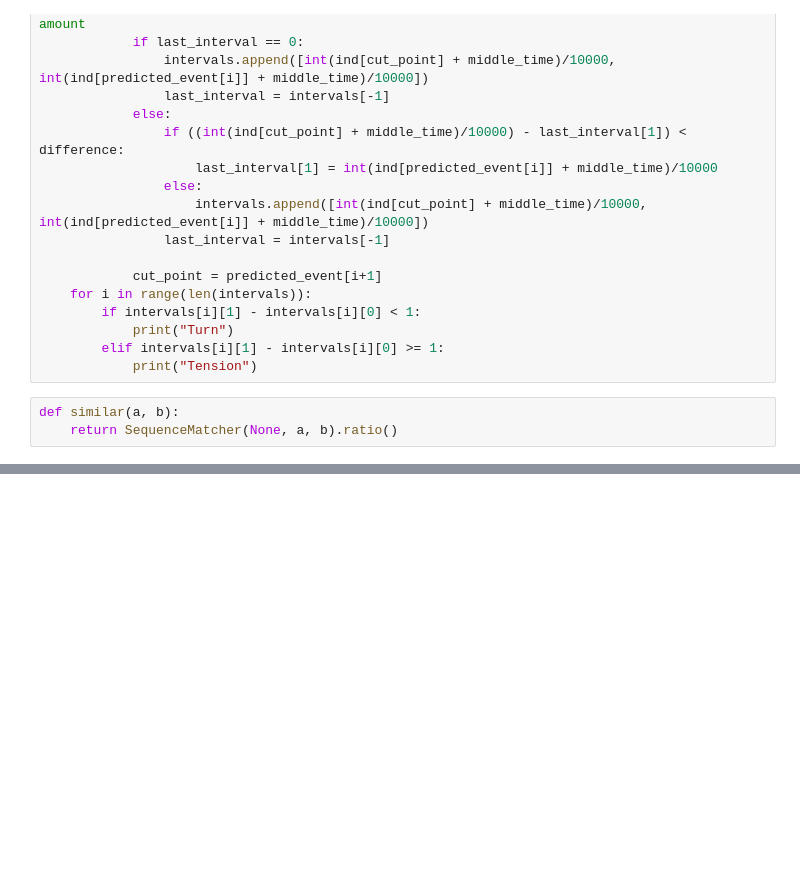
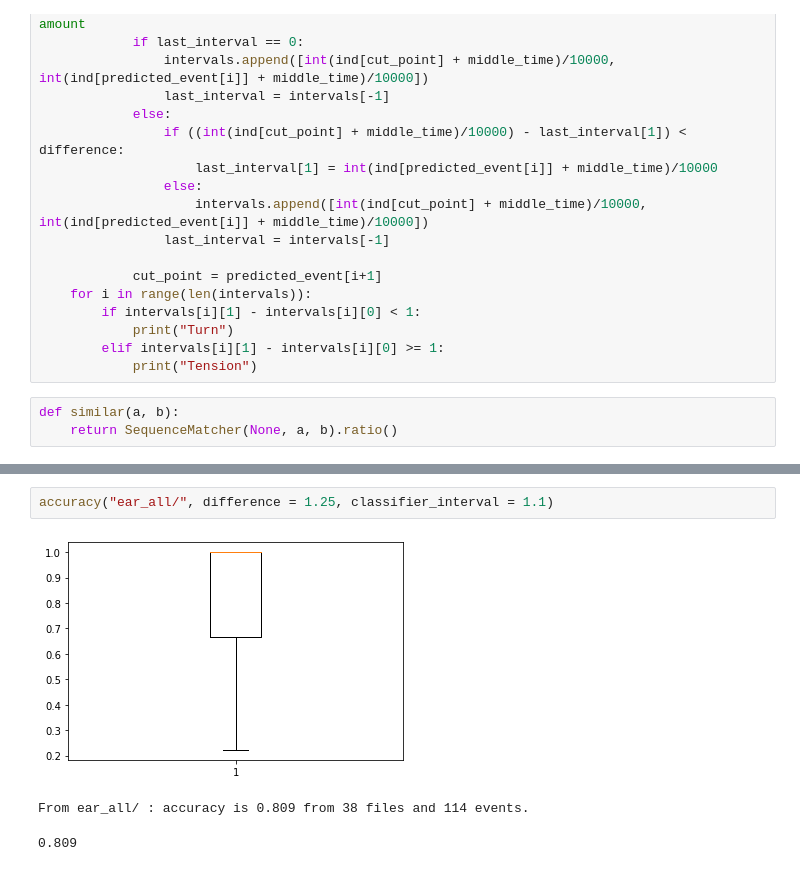
Before and after one commit to yingzhenwang/Brain, a Jupyter notebook: notebook.ipynb, the cells around one changed output, grey strips where cells are left out. Drawn from its saved outputs; the diff is of its cells as text; blank space fills up the shorter version.

```diff
--- a/notebook.ipynb
+++ b/notebook.ipynb
@@ -534,0 +563,6 @@ Accuracy is 0.45 from 8 files and 24 events.
+# %%
+accuracy("ear_all/", difference = 1.25, classifier_interval = 1.1)
+# %% [output]
+[figure, added]
+From ear_all/ : accuracy is 0.809 from 38 files and 114 events.
+0.809
```
Also changed, not shown: parts of 16 cells of this notebook, 38 other files.
